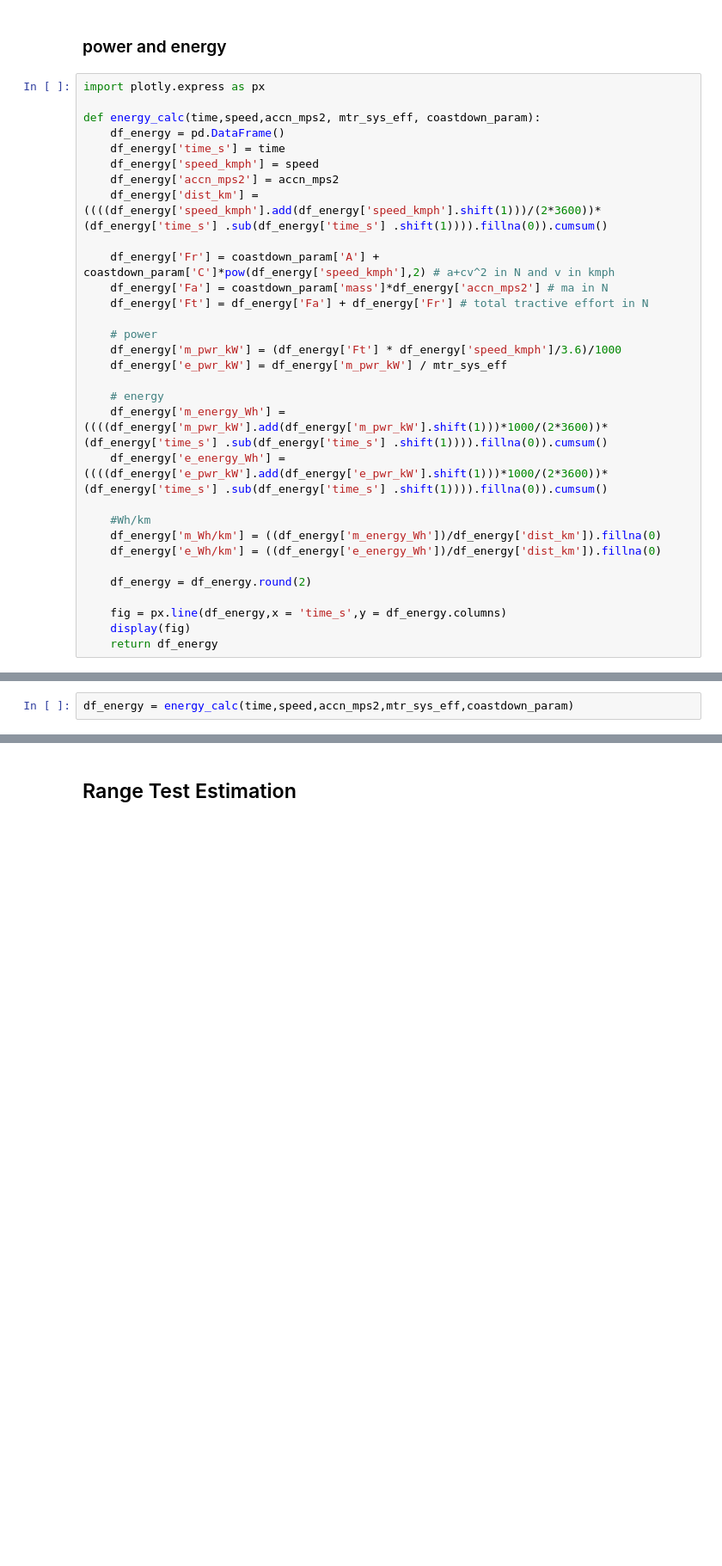
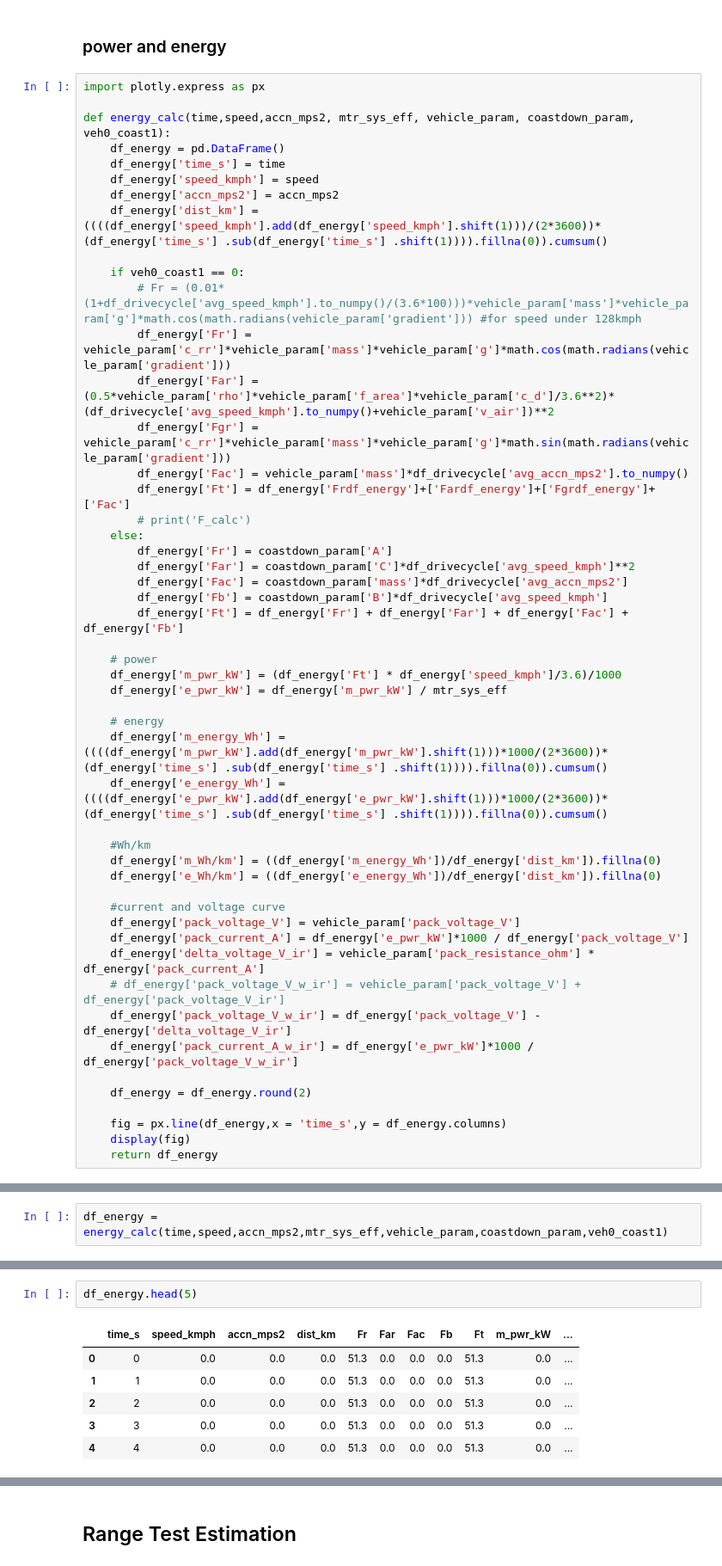
Before and after one commit to surya-uv/drive_cycle_gen, a Jupyter notebook: full_vehicle_model.ipynb, the cells around one changed output, grey strips where cells are left out. Shown at 86% size. Cells and saved outputs as stored; diff of their text form; blank space fills up the shorter version.

```diff
--- a/full_vehicle_model.ipynb
+++ b/full_vehicle_model.ipynb
@@ -414,16 +501,27 @@ def safd_matrix(speed,accn_mps2,size):
 # %%
 import plotly.express as px
 
-def energy_calc(time,speed,accn_mps2, mtr_sys_eff, coastdown_param):
+def energy_calc(time,speed,accn_mps2, mtr_sys_eff, vehicle_param, coastdown_param, veh0_coast1):
     df_energy = pd.DataFrame()
     df_energy['time_s'] = time
     df_energy['speed_kmph'] = speed
     df_energy['accn_mps2'] = accn_mps2
     df_energy['dist_km'] = ((((df_energy['speed_kmph'].add(df_energy['speed_kmph'].shift(1)))/(2*3600))*(df_energy['time_s'] .sub(df_energy['time_s'] .shift(1)))).fillna(0)).cumsum()
 
-    df_energy['Fr'] = coastdown_param['A'] + coastdown_param['C']*pow(df_energy['speed_kmph'],2) # a+cv^2 in N and v in kmph
-    df_energy['Fa'] = coastdown_param['mass']*df_energy['accn_mps2'] # ma in N
-    df_energy['Ft'] = df_energy['Fa'] + df_energy['Fr'] # total tractive effort in N
+    if veh0_coast1 == 0:
+        # Fr = (0.01*(1+df_drivecycle['avg_speed_kmph'].to_numpy()/(3.6*100)))*vehicle_param['mass']*vehicle_param['g']*math.cos(math.radians(vehicle_param['gradient'])) #for speed under 128kmph
+        df_energy['Fr'] = vehicle_param['c_rr']*vehicle_param['mass']*vehicle_param['g']*math.cos(math.radians(vehicle_param['gradient']))
+        df_energy['Far'] = (0.5*vehicle_param['rho']*vehicle_param['f_area']*vehicle_param['c_d']/3.6**2)*(df_drivecycle['avg_speed_kmph'].to_numpy()+vehicle_param['v_air'])**2
+        df_energy['Fgr'] = vehicle_param['c_rr']*vehicle_param['mass']*vehicle_param['g']*math.sin(math.radians(vehicle_param['gradient']))
+        df_energy['Fac'] = vehicle_param['mass']*df_drivecycle['avg_accn_mps2'].to_numpy()
+        df_energy['Ft'] = df_energy['Frdf_energy']+['Fardf_energy']+['Fgrdf_energy']+['Fac']
+        # print('F_calc')
+    else:
+        df_energy['Fr'] = coastdown_param['A']
+        df_energy['Far'] = coastdown_param['C']*df_drivecycle['avg_speed_kmph']**2
+        df_energy['Fac'] = coastdown_param['mass']*df_drivecycle['avg_accn_mps2']
+        df_energy['Fb'] = coastdown_param['B']*df_drivecycle['avg_speed_kmph']
+        df_energy['Ft'] = df_energy['Fr'] + df_energy['Far'] + df_energy['Fac'] + df_energy['Fb']
 
     # power
     df_energy['m_pwr_kW'] = (df_energy['Ft'] * df_energy['speed_kmph']/3.6)/1000
@@ -437,6 +535,14 @@ def energy_calc(time,speed,accn_mps2, mtr_sys_eff, coastdown_param):
     df_energy['m_Wh/km'] = ((df_energy['m_energy_Wh'])/df_energy['dist_km']).fillna(0)
     df_energy['e_Wh/km'] = ((df_energy['e_energy_Wh'])/df_energy['dist_km']).fillna(0)
 
+    #current and voltage curve
+    df_energy['pack_voltage_V'] = vehicle_param['pack_voltage_V']
+    df_energy['pack_current_A'] = df_energy['e_pwr_kW']*1000 / df_energy['pack_voltage_V']
+    df_energy['delta_voltage_V_ir'] = vehicle_param['pack_resistance_ohm'] * df_energy['pack_current_A']
+    # df_energy['pack_voltage_V_w_ir'] = vehicle_param['pack_voltage_V'] + df_energy['pack_voltage_V_ir']
+    df_energy['pack_voltage_V_w_ir'] = df_energy['pack_voltage_V'] - df_energy['delta_voltage_V_ir']
+    df_energy['pack_current_A_w_ir'] = df_energy['e_pwr_kW']*1000 / df_energy['pack_voltage_V_w_ir']
+
     df_energy = df_energy.round(2)
 
     fig = px.line(df_energy,x = 'time_s',y = df_energy.columns)
@@ -471,2 +581,2 @@ df_safd_matrix = safd_matrix(speed,accn_mps2,[30,30])
 # %%
-df_energy = energy_calc(time,speed,accn_mps2,mtr_sys_eff,coastdown_param)
+df_energy = energy_calc(time,speed,accn_mps2,mtr_sys_eff,vehicle_param,coastdown_param,veh0_coast1)
@@ -473 +585,10 @@ df_energy = energy_calc(time,speed,accn_mps2,mtr_sys_eff,coastdown_param)
+# %%
+df_energy.head(5)
+# %% [output]
+|  | time_s | speed_kmph | accn_mps2 | dist_km | Fr | Far | Fac | Fb | Ft | m_pwr_kW | ... |
+| 0 | 0 | 0.0 | 0.0 | 0.0 | 51.3 | 0.0 | 0.0 | 0.0 | 51.3 | 0.0 | ... |
+| 1 | 1 | 0.0 | 0.0 | 0.0 | 51.3 | 0.0 | 0.0 | 0.0 | 51.3 | 0.0 | ... |
+| 2 | 2 | 0.0 | 0.0 | 0.0 | 51.3 | 0.0 | 0.0 | 0.0 | 51.3 | 0.0 | ... |
+| 3 | 3 | 0.0 | 0.0 | 0.0 | 51.3 | 0.0 | 0.0 | 0.0 | 51.3 | 0.0 | ... |
+| 4 | 4 | 0.0 | 0.0 | 0.0 | 51.3 | 0.0 | 0.0 | 0.0 | 51.3 | 0.0 | ... |
 # %%
```
Also changed, not shown: parts of 27 cells of this notebook, 5 other files.
